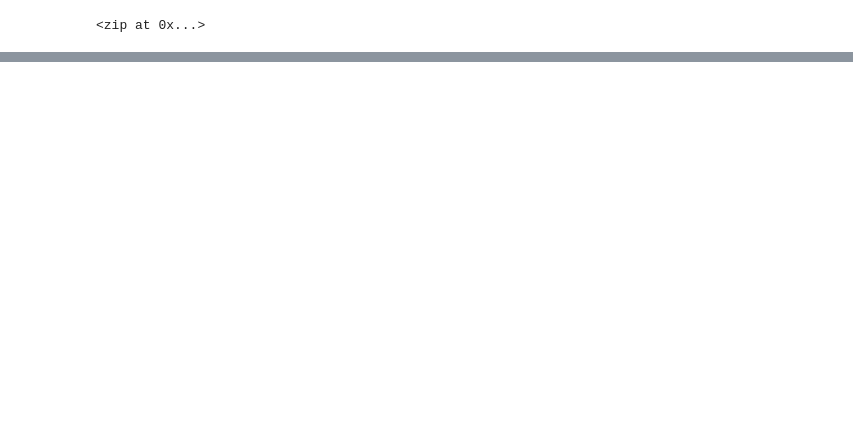
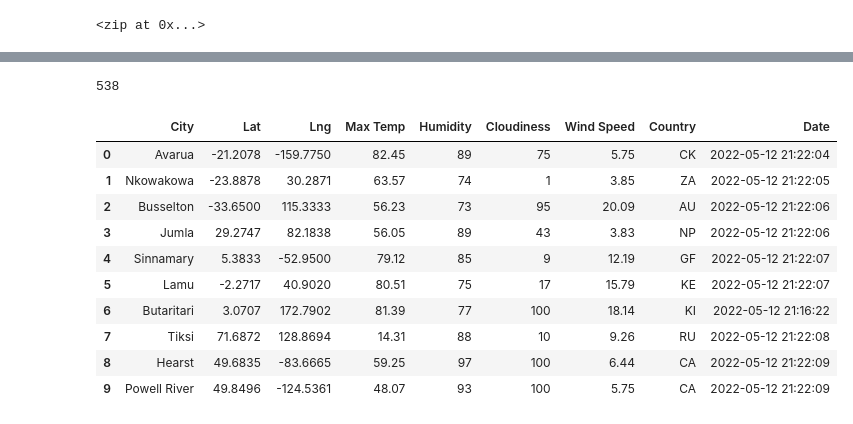
Before and after one commit to piathoi/World_Weather_Analysis, a Jupyter notebook: WeatherPy.ipynb, the cells around one changed output, grey strips where cells are left out. Cells and saved outputs as stored; diff of their text form; code cells hidden in the pictures; blank space fills up the shorter version.

```diff
--- a/WeatherPy.ipynb
+++ b/WeatherPy.ipynb
@@ -63,0 +66,8 @@ len(cities)
+# %%
+#Import dependencies
+from citipy import citipy
+import requests
+from config import weather_api_key
+from datetime import datetime
+
+url = "http://api.openweathermap.org/data/2.5/weather?units=Imperial&APPID=" + weather_api_key
@@ -63,0 +161,20 @@ len(cities)
+# %%
+len(city_data)
+# %% [output]
+538
+# %%
+#Convert the array of dictionaries into a Pandas data frame
+city_data_df = pd.DataFrame(city_data)
+city_data_df.head(10)
+# %% [output]
+|  | City | Lat | Lng | Max Temp | Humidity | Cloudiness | Wind Speed | Country | Date |
+| 0 | Avarua | -21.2078 | -159.7750 | 82.45 | 89 | 75 | 5.75 | CK | 2022-05-12 21:22:04 |
+| 1 | Nkowakowa | -23.8878 | 30.2871 | 63.57 | 74 | 1 | 3.85 | ZA | 2022-05-12 21:22:05 |
+| 2 | Busselton | -33.6500 | 115.3333 | 56.23 | 73 | 95 | 20.09 | AU | 2022-05-12 21:22:06 |
+| 3 | Jumla | 29.2747 | 82.1838 | 56.05 | 89 | 43 | 3.83 | NP | 2022-05-12 21:22:06 |
+| 4 | Sinnamary | 5.3833 | -52.9500 | 79.12 | 85 | 9 | 12.19 | GF | 2022-05-12 21:22:07 |
+| 5 | Lamu | -2.2717 | 40.9020 | 80.51 | 75 | 17 | 15.79 | KE | 2022-05-12 21:22:07 |
+| 6 | Butaritari | 3.0707 | 172.7902 | 81.39 | 77 | 100 | 18.14 | KI | 2022-05-12 21:16:22 |
+| 7 | Tiksi | 71.6872 | 128.8694 | 14.31 | 88 | 10 | 9.26 | RU | 2022-05-12 21:22:08 |
+| 8 | Hearst | 49.6835 | -83.6665 | 59.25 | 97 | 100 | 6.44 | CA | 2022-05-12 21:22:09 |
+| 9 | Powell River | 49.8496 | -124.5361 | 48.07 | 93 | 100 | 5.75 | CA | 2022-05-12 21:22:09 |
```
Also changed, not shown: parts of 7 cells of this notebook.
